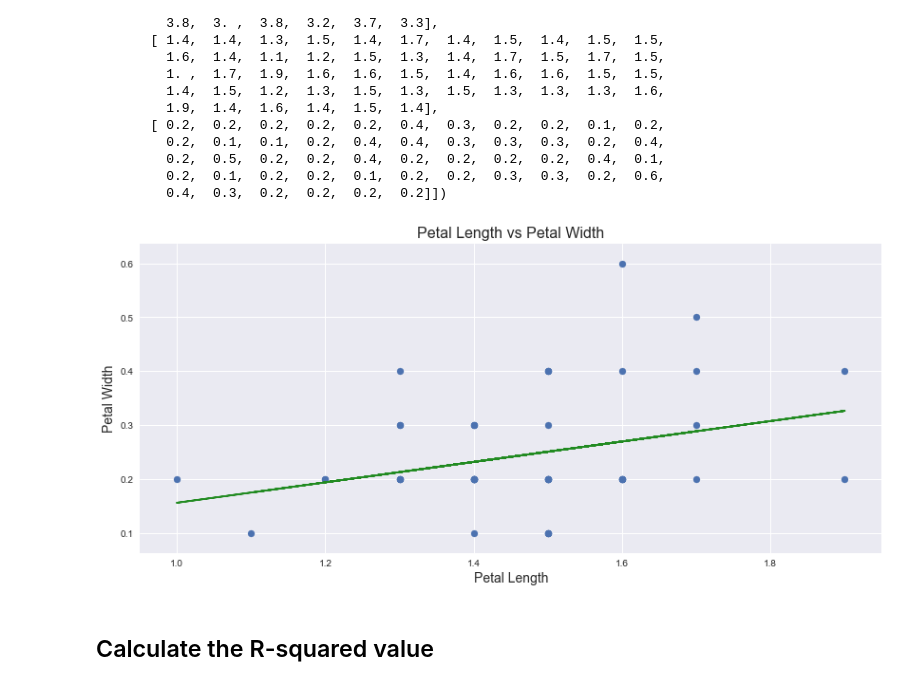
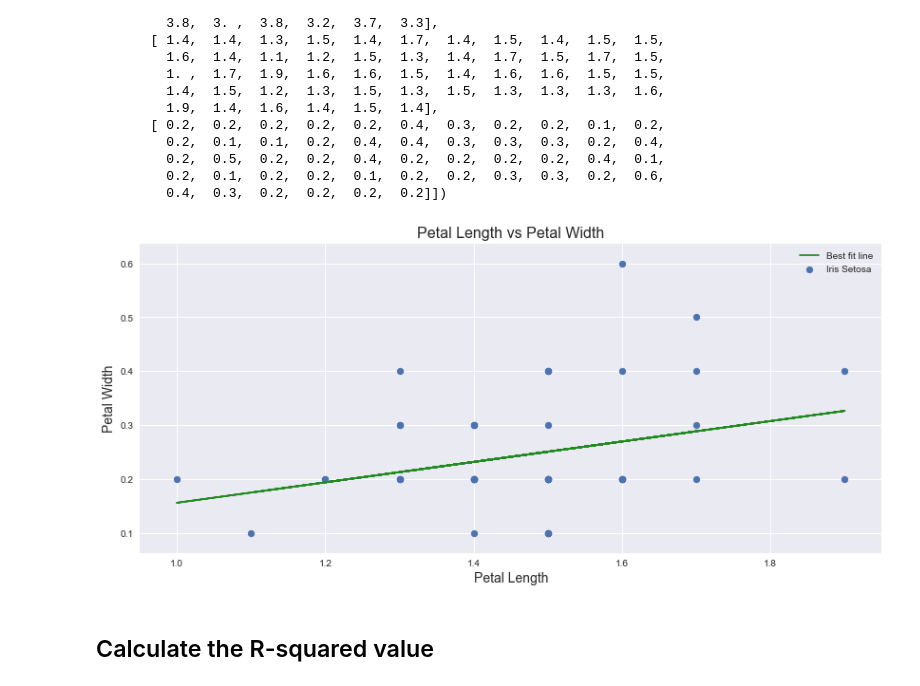
Before and after one commit to taraokelly/Problem-set-Jupyter-Pyplot-and-Numpy, a Jupyter notebook: solutions/solution.ipynb, the cells around one changed output. Cells and saved outputs as stored; diff of their text form; code cells hidden in the pictures.

```diff
--- a/solutions/solution.ipynb
+++ b/solutions/solution.ipynb
@@ -177,32 +191,33 @@ array([[ 5.1,  4.9,  4.7,  4.6,  5. ,  5.4,  4.6,  5. ,  4.4,  4.9,  5.4,
 # %%
 # https://github.com/emerging-technologies/emerging-technologies.github.io/blob/master/notebooks/simple-linear-regression.ipynb
 # Calculate the best values for m and c.
 petal_length_avg = np.mean(setosa_data[2])
 petal_width_avg = np.mean(setosa_data[3])
 
 petal_length_zero = setosa_data[2] - petal_length_avg
 petal_width_zero = setosa_data[3] - petal_width_avg
 
 m = np.sum(petal_length_zero * petal_width_zero) / np.sum(petal_length_zero * petal_length_zero)
 c = petal_width_avg - m * petal_length_avg
 
 # Plot Setosa measurements
-plt.scatter(setosa_data[2],setosa_data[3],marker='o')
+plt.scatter(setosa_data[2],setosa_data[3],marker='o', label='Iris Setosa')
 
 # Plot best fit line
 plt.plot(setosa_data[2], m * setosa_data[2] + c, 'forestgreen', label='Best fit line')
 
 # Add title
 plt.title('Petal Length vs Petal Width', fontsize=16)
 
 # Add labels
 plt.xlabel('Petal Length', fontsize=14)
 plt.ylabel('Petal Width', fontsize=14)
 
+plt.legend()
 # Print graph
 plt.show()
 # %% [output]
-[figure, old version]
+[figure, new version]
 # %% [markdown]
 ## Calculate the R-squared value
 # %%
```
Also changed, not shown: parts of 6 cells of this notebook, 1 other file.
